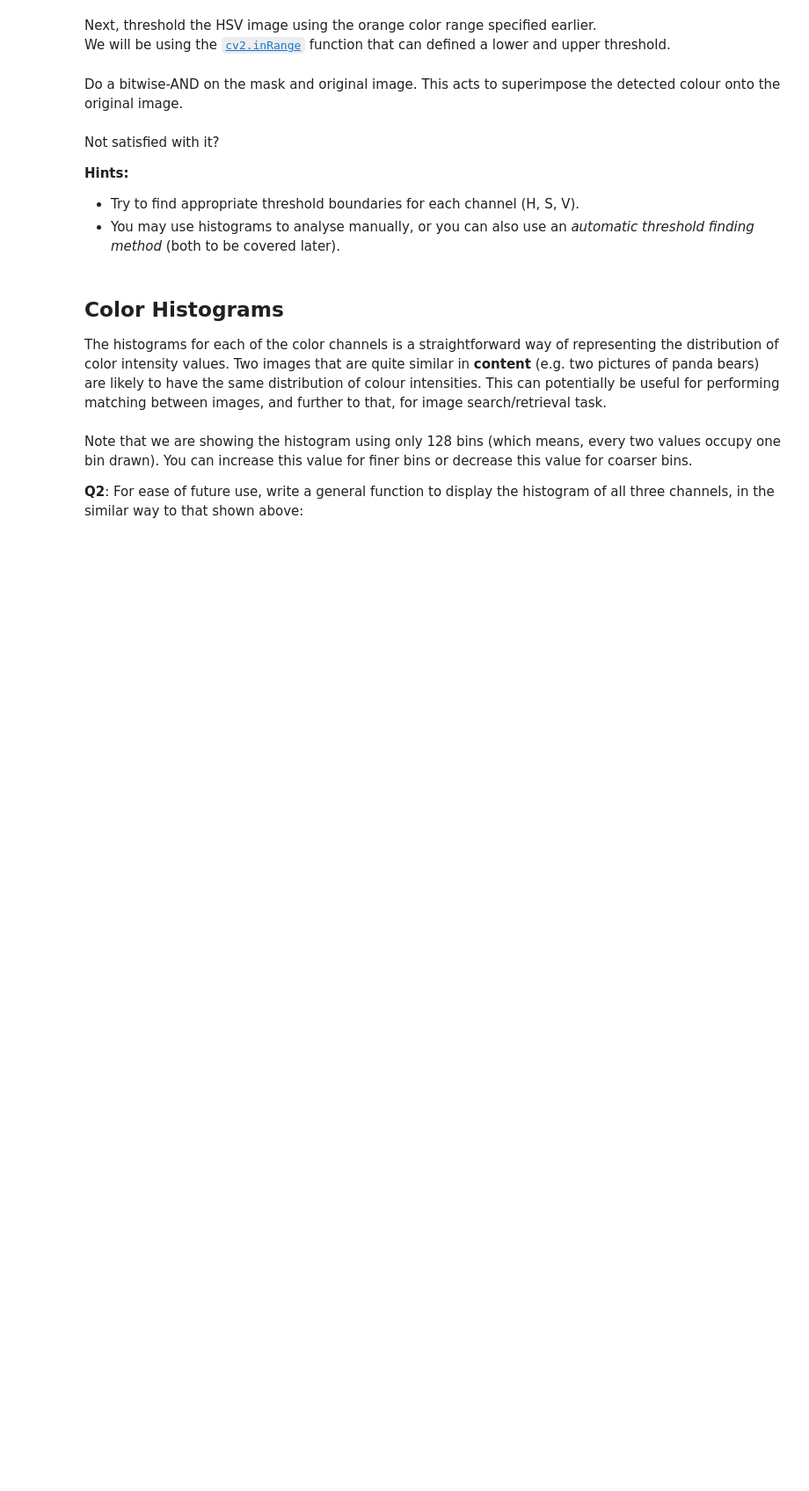
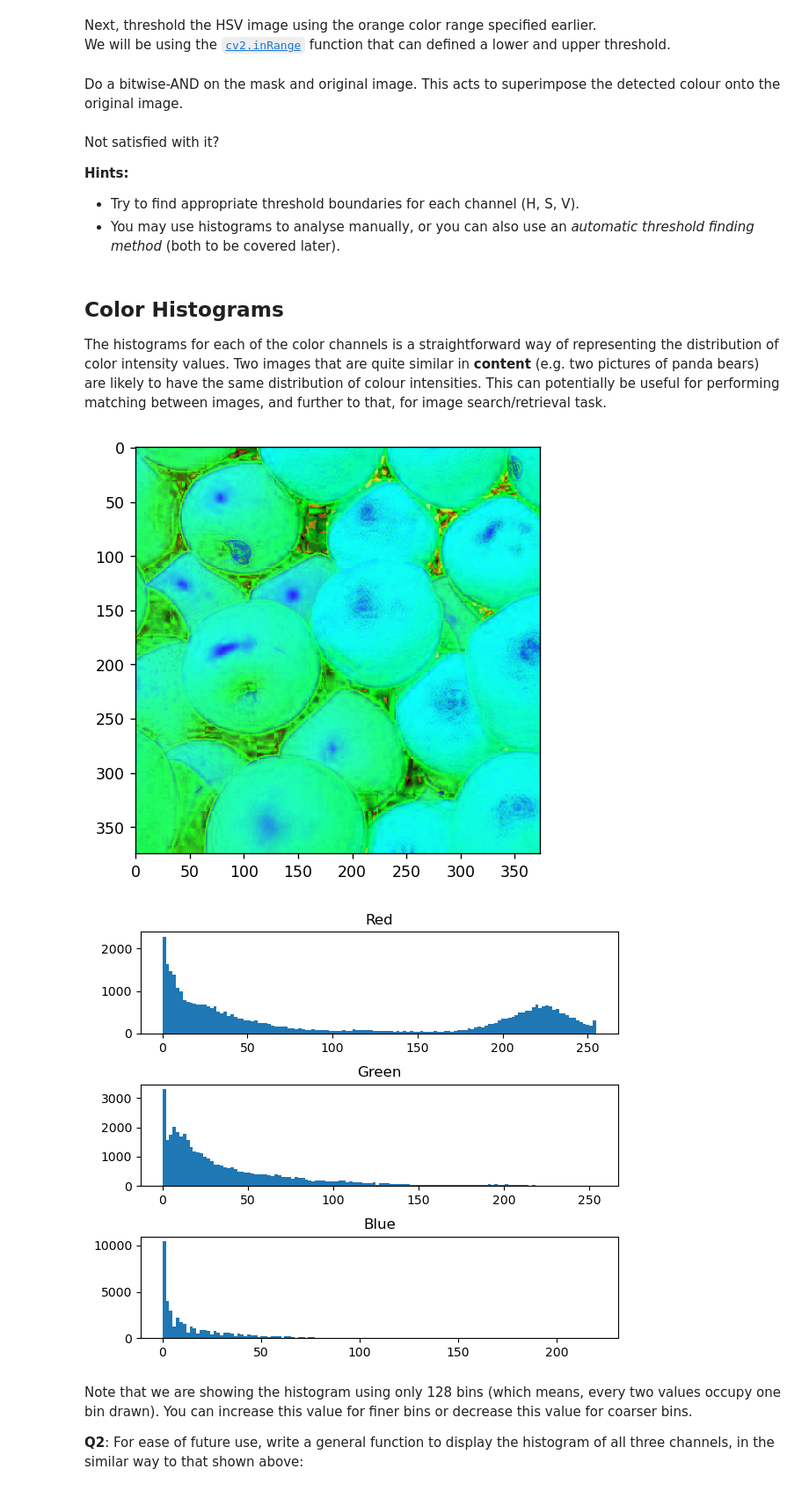
Before and after one commit to junyao0525/Vision-lab-CDS6334, a Jupyter notebook: Lab05/Lab05.ipynb, the cells around one changed output. Shown at 88% size. Saved outputs shown, nothing was run; the diff lists cells and outputs as text; code cells hidden in the pictures; blank space fills up the shorter version.

```diff
--- a/Lab05/Lab05.ipynb
+++ b/Lab05/Lab05.ipynb
@@ -147,20 +160,24 @@ The histograms for each of the color channels is a straightforward way of repres
 # %%
 redflower = cv2.imread('redflower.jpg')
 rf = cv2.cvtColor(redflower, cv2.COLOR_BGR2RGB)
-r, g, b = rf[:,:,0], rf[:,:,1], rf[:,:,2]
+# r, g, b = rf[:,:,0], rf[:,:,1], rf[:,:,2]
+r, g, b = cv2.split(rf)
 
 plt.figure(figsize=(7,6))
 plt.subplot(311)                             #plot in the first cell
 plt.subplots_adjust(hspace=.5)
 plt.title("Red")
 plt.hist(np.ndarray.flatten(r), bins=128)
 plt.subplot(312)                             #plot in the second cell
 plt.title("Green")
 plt.hist(np.ndarray.flatten(g), bins=128)
 plt.subplot(313)                             #plot in the third cell
 plt.title("Blue")
 plt.hist(np.ndarray.flatten(b), bins=128)
 plt.show()
+# %% [output]
+[figure, added]
+[figure, added]
 # %% [markdown]
 Note that we are showing the histogram using only 128 bins (which means, every two values occupy one bin drawn). You can increase this value for finer bins or decrease this value for coarser bins.
 
```
Also changed, not shown: parts of 9 cells of this notebook, 6 other files.
